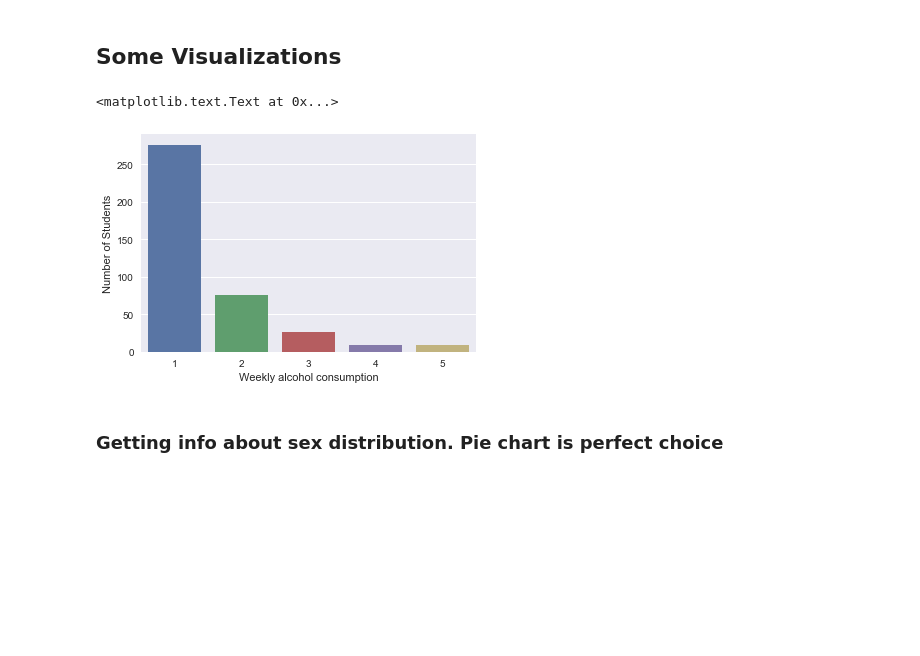
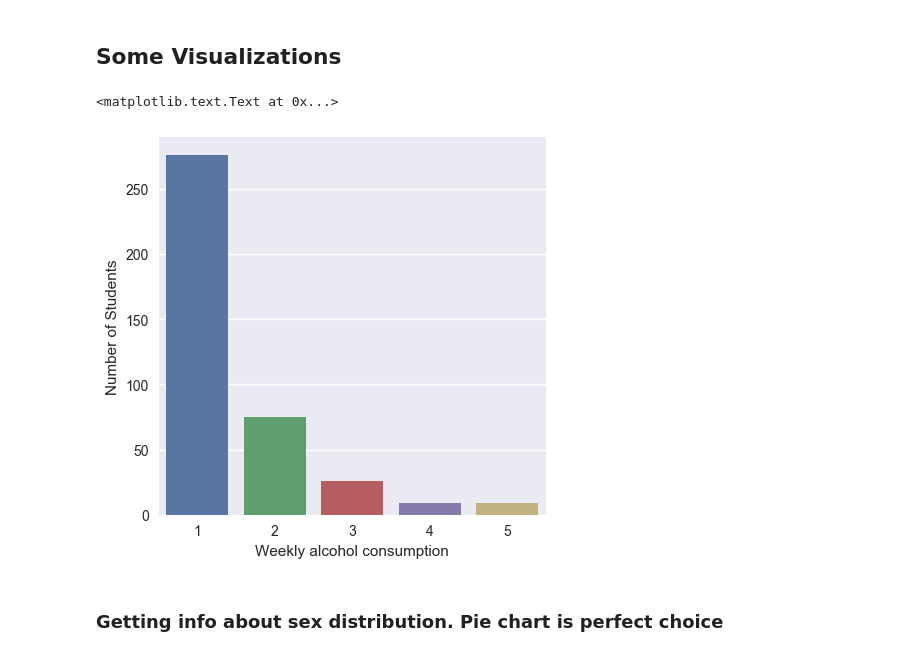
Before and after one commit to mark-selyaeff/DSCourseproject, a Jupyter notebook: project.ipynb, the cells around one changed output. Saved outputs shown, nothing was run; the diff lists cells and outputs as text; code cells hidden in the pictures; blank space fills up the shorter version.

Commit message:
Changed plots DPI for better graphics quality

```diff
--- a/project.ipynb
+++ b/project.ipynb
@@ -139,14 +134,15 @@ data['AvgGrade'] = data[["G1", "G2", "G3"]].mean(axis=1)
 ## Some Visualizations
 # %%
 list_dens = []
+plt.figure(figsize=(5,5), dpi=100)
 for i in range(1, 6):
     list_dens.append(len(data[data.Dalc == i]))
 ax = sns.barplot(x = [1,2,3,4,5], y = list_dens)
 plt.ylabel('Number of Students')
 plt.xlabel('Weekly alcohol consumption')
 # %% [output]
 <matplotlib.text.Text at 0x...>
-[figure, old version]
+[figure, new version]
 # %% [markdown]
 ### Getting info about sex distribution. Pie chart is perfect choice
 # %%
```
Also changed, not shown: parts of 12 cells of this notebook.
